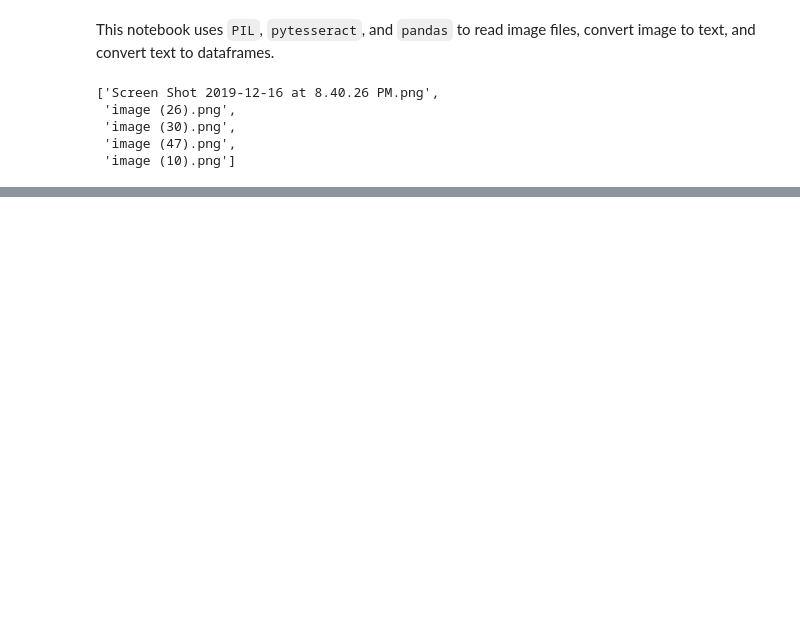
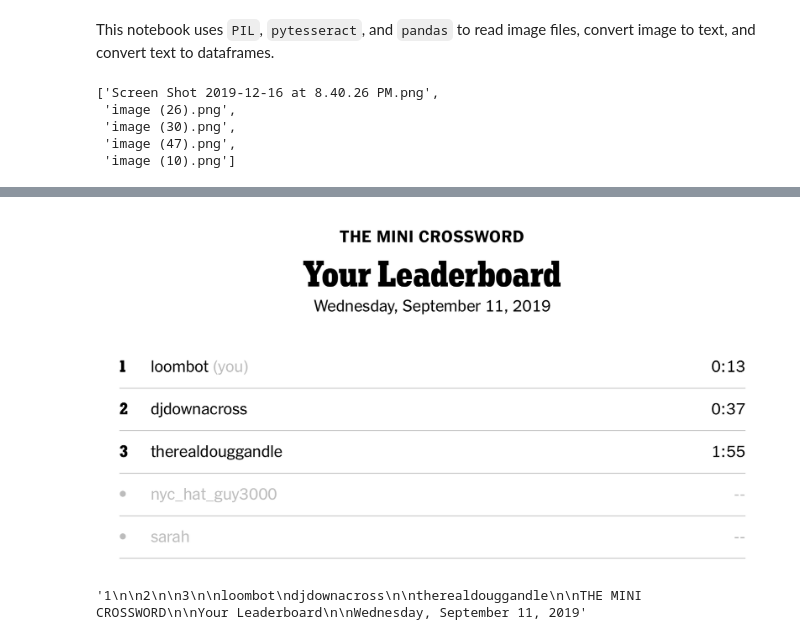
Before and after one commit to sfrenchs/good-at-words, a Jupyter notebook: extract_data.ipynb, the cells around one changed output, grey strips where cells are left out. Cells and saved outputs as stored; diff of their text form; code cells hidden in the pictures; blank space fills up the shorter version.

```diff
--- a/extract_data.ipynb
+++ b/extract_data.ipynb
@@ -139 +202,11 @@ get_seconds(text)
+# %%
+img = load_image('crossword_images/image (25).png')
+img
+# %% [output]
+[figure, added]
+# %%
+txt = extract_text(img)
+txt
+# %% [output]
+'1\n\n2\n\n3\n\nloombot\ndjdownacross\n\ntherealdouggandle\n\nTHE MINI CROSSWORD\n\nYour Leaderboard\n\nWednesday, September 11, 2019'
 # %%
```
Also changed, not shown: parts of 23 cells of this notebook.
